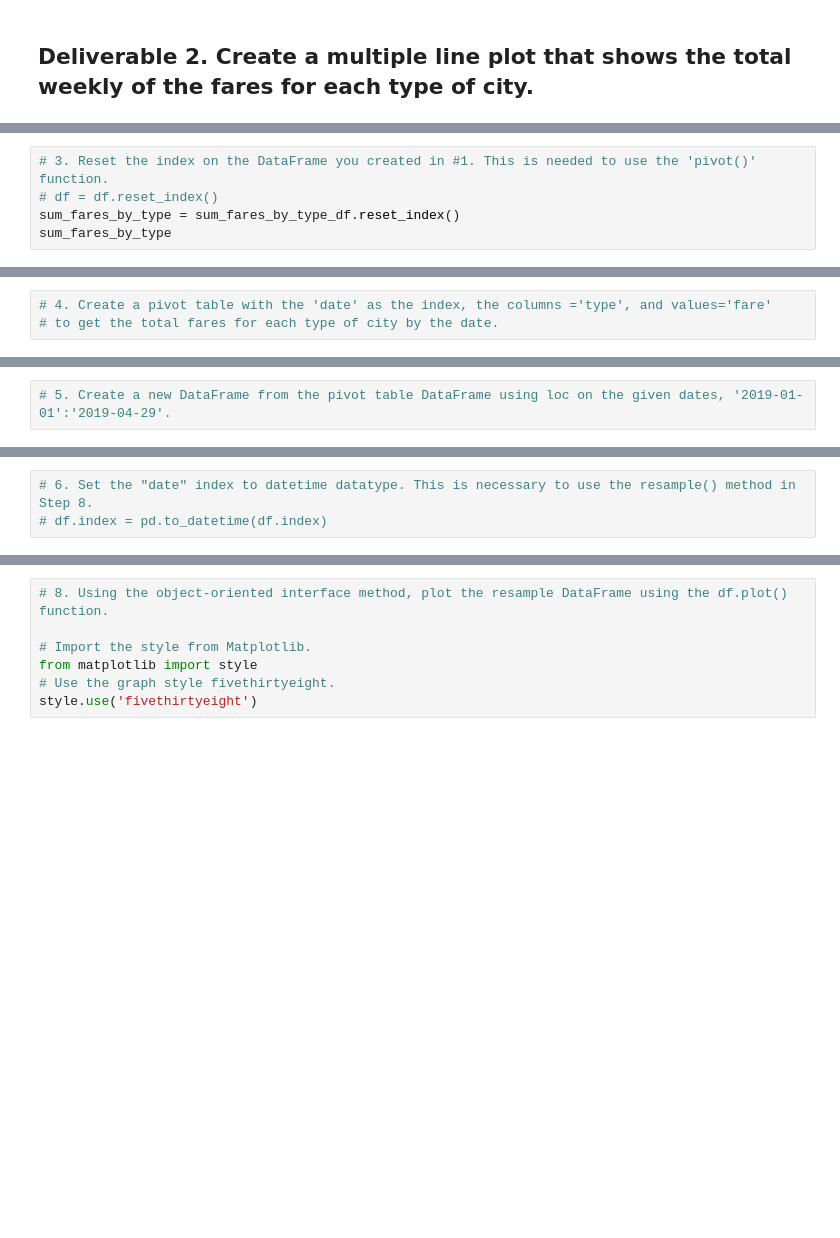
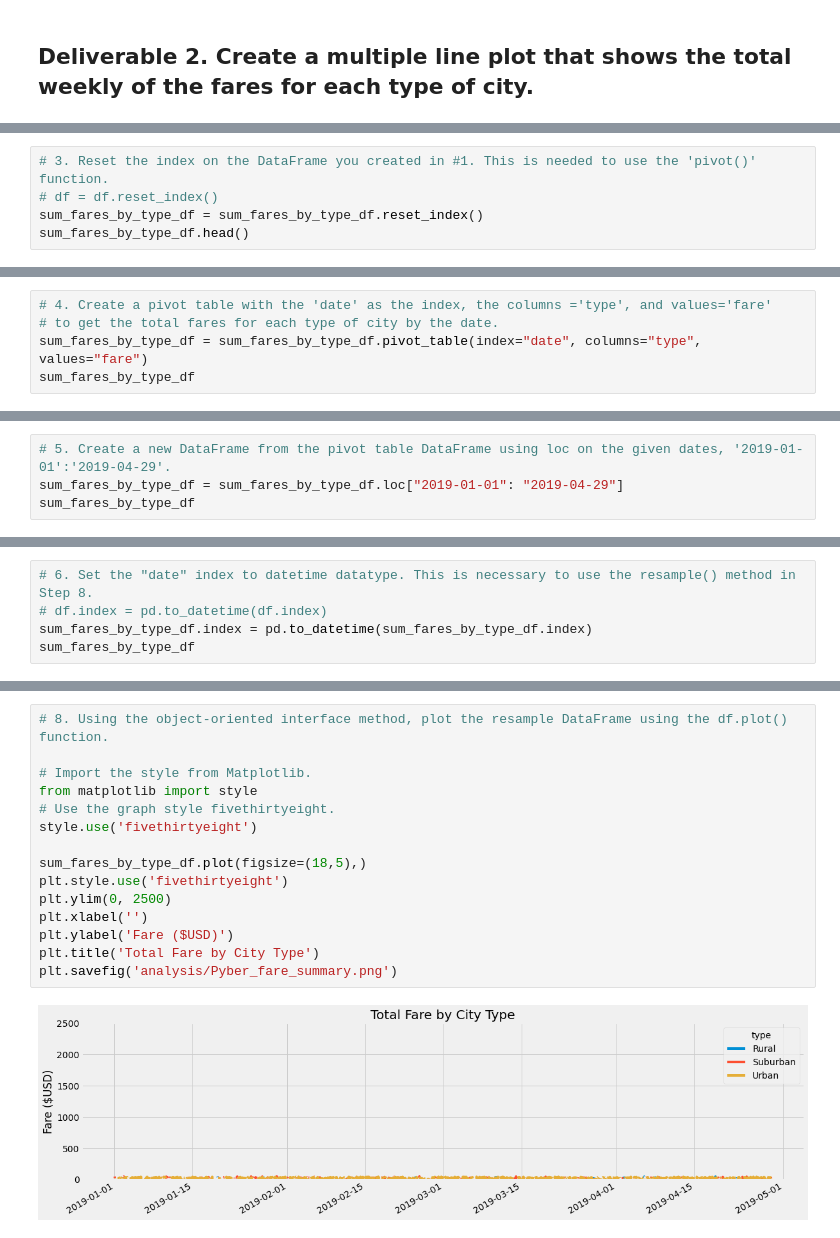
Before and after one commit to launica2303/PyBer_Analysis, a Jupyter notebook: PyBer_Challenge.ipynb.ipynb, the cells around one changed output, grey strips where cells are left out. Saved outputs shown, nothing was run; the diff lists cells and outputs as text; blank space fills up the shorter version.

```diff
--- a/PyBer_Challenge.ipynb.ipynb
+++ b/PyBer_Challenge.ipynb.ipynb
@@ -158,6 +161,6 @@ Name: fare, Length: 2375, dtype: float64
 # %%
 # 3. Reset the index on the DataFrame you created in #1. This is needed to use the 'pivot()' function.
 # df = df.reset_index()
-sum_fares_by_type = sum_fares_by_type_df.reset_index()
-sum_fares_by_type
+sum_fares_by_type_df = sum_fares_by_type_df.reset_index()
+sum_fares_by_type_df.head()
 # %% [output]
@@ -165,3 +173,5 @@ NameError: name 'sum_fares_by_type_df' is not defined
 # %%
 # 4. Create a pivot table with the 'date' as the index, the columns ='type', and values='fare'
 # to get the total fares for each type of city by the date.
+sum_fares_by_type_df = sum_fares_by_type_df.pivot_table(index="date", columns="type", values="fare")
+sum_fares_by_type_df
@@ -168,2 +193,4 @@ NameError: name 'sum_fares_by_type_df' is not defined
 # %%
 # 5. Create a new DataFrame from the pivot table DataFrame using loc on the given dates, '2019-01-01':'2019-04-29'.
+sum_fares_by_type_df = sum_fares_by_type_df.loc["2019-01-01": "2019-04-29"]
+sum_fares_by_type_df
@@ -170,3 +212,5 @@ NameError: name 'sum_fares_by_type_df' is not defined
 # %%
 # 6. Set the "date" index to datetime datatype. This is necessary to use the resample() method in Step 8.
 # df.index = pd.to_datetime(df.index)
+sum_fares_by_type_df.index = pd.to_datetime(sum_fares_by_type_df.index)
+sum_fares_by_type_df
@@ -177,7 +270,17 @@ NameError: name 'sum_fares_by_type_df' is not defined
 # %%
 # 8. Using the object-oriented interface method, plot the resample DataFrame using the df.plot() function.
 
 # Import the style from Matplotlib.
 from matplotlib import style
 # Use the graph style fivethirtyeight.
 style.use('fivethirtyeight')
+
+sum_fares_by_type_df.plot(figsize=(18,5),)
+plt.style.use('fivethirtyeight')
+plt.ylim(0, 2500)
+plt.xlabel('')
+plt.ylabel('Fare ($USD)')
+plt.title('Total Fare by City Type')
+plt.savefig('analysis/Pyber_fare_summary.png')
+# %% [output]
+[figure, added]
```
Also changed, not shown: parts of 12 cells of this notebook, 1 other file.
